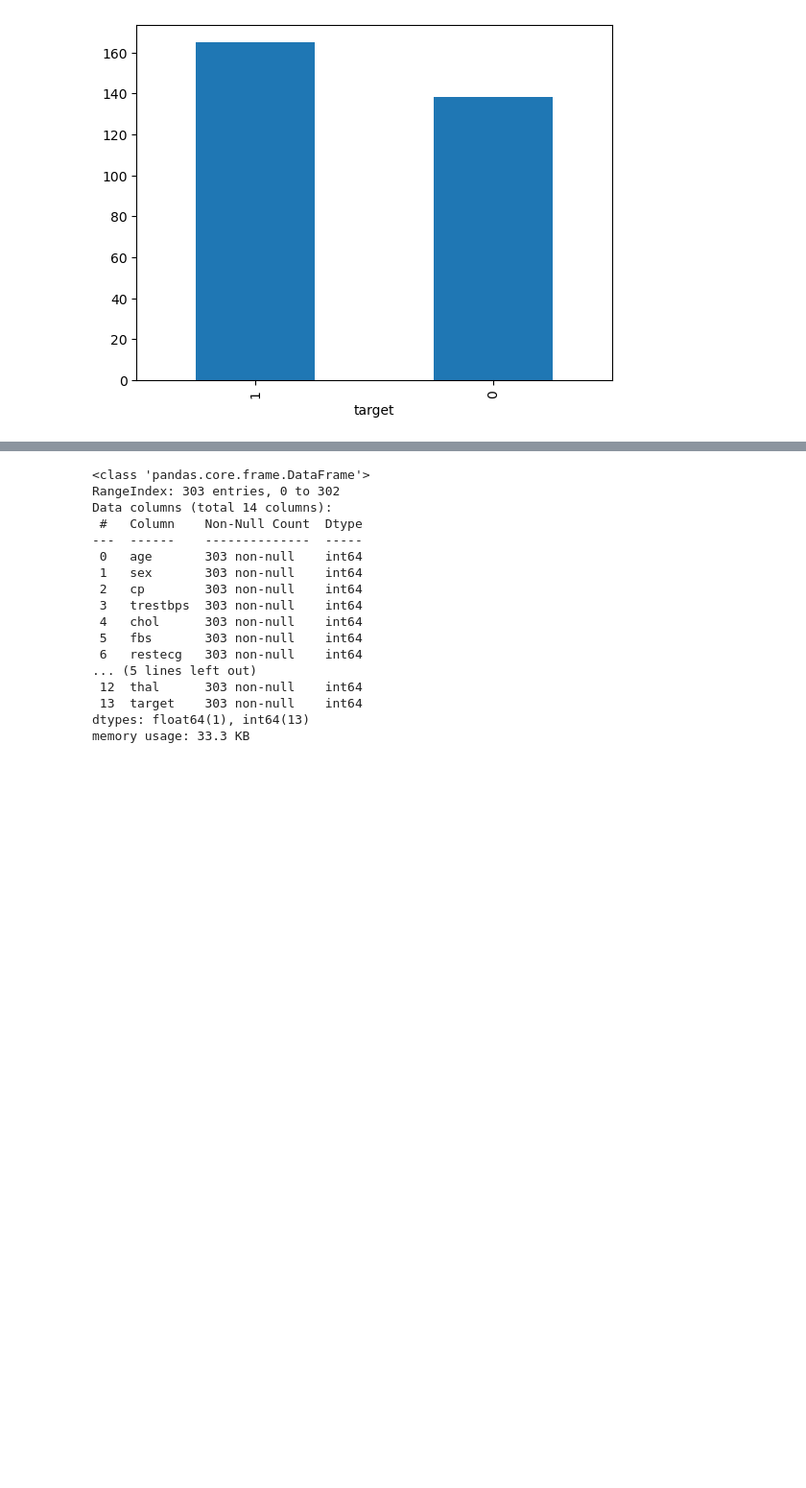
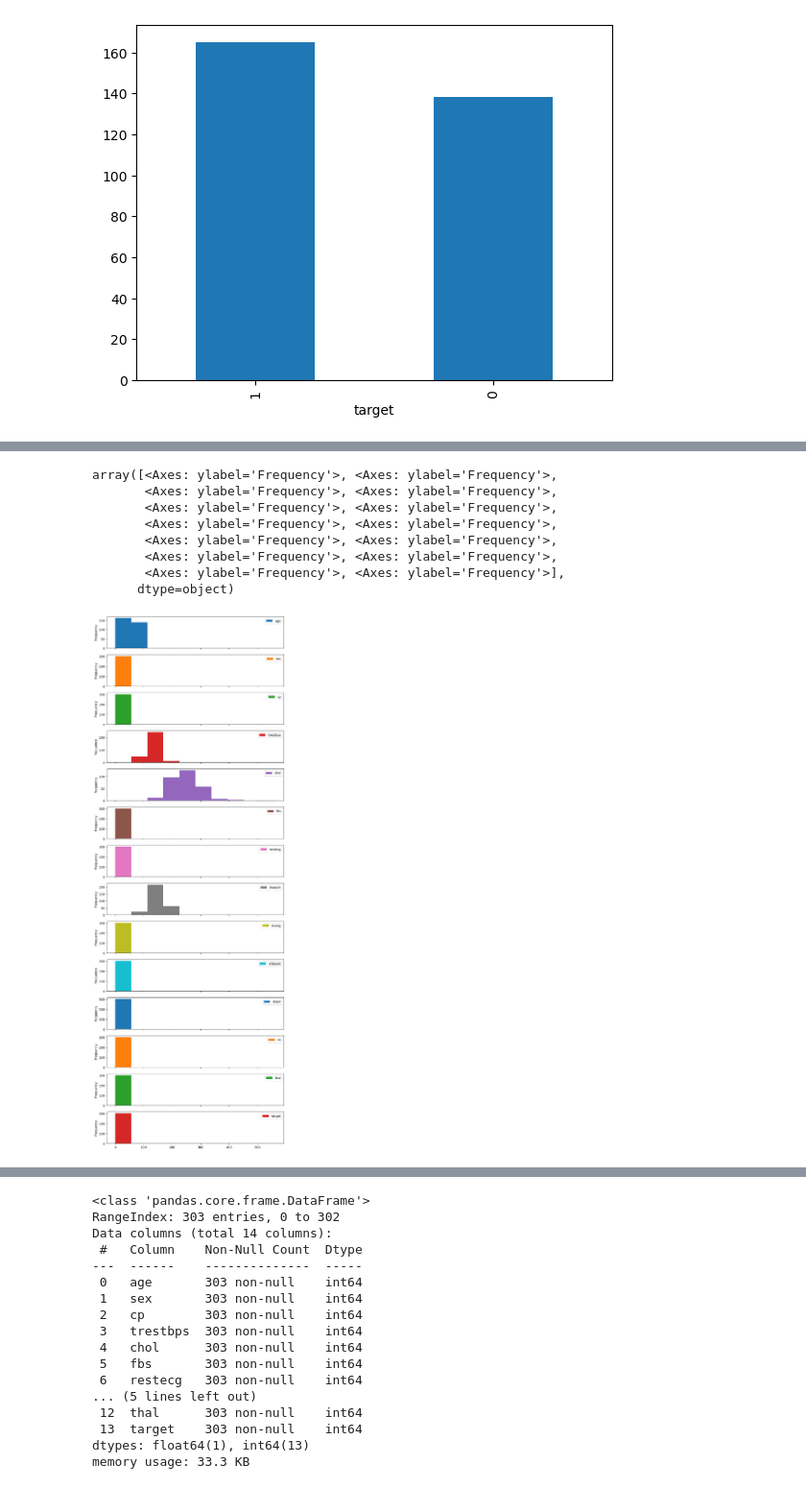
Before and after one commit to CodeHariK/FireShadow, a Jupyter notebook: Project/heart/heart.ipynb, the cells around one changed output, grey strips where cells are left out. Shown at 96% size. Cells and saved outputs as stored; diff of their text form; code cells hidden in the pictures; blank space fills up the shorter version.

```diff
--- a/Project/heart/heart.ipynb
+++ b/Project/heart/heart.ipynb
@@ -24,0 +30,12 @@ heart.target.value_counts().plot(kind="bar")
+# %%
+heart.plot.hist(figsize=(10,30),subplots=True)
+# %% [output]
+array([<Axes: ylabel='Frequency'>, <Axes: ylabel='Frequency'>,
+       <Axes: ylabel='Frequency'>, <Axes: ylabel='Frequency'>,
+       <Axes: ylabel='Frequency'>, <Axes: ylabel='Frequency'>,
+       <Axes: ylabel='Frequency'>, <Axes: ylabel='Frequency'>,
+       <Axes: ylabel='Frequency'>, <Axes: ylabel='Frequency'>,
+       <Axes: ylabel='Frequency'>, <Axes: ylabel='Frequency'>,
+       <Axes: ylabel='Frequency'>, <Axes: ylabel='Frequency'>],
+      dtype=object)
+[figure, added]
```
Also changed, not shown: parts of 13 cells of this notebook.
